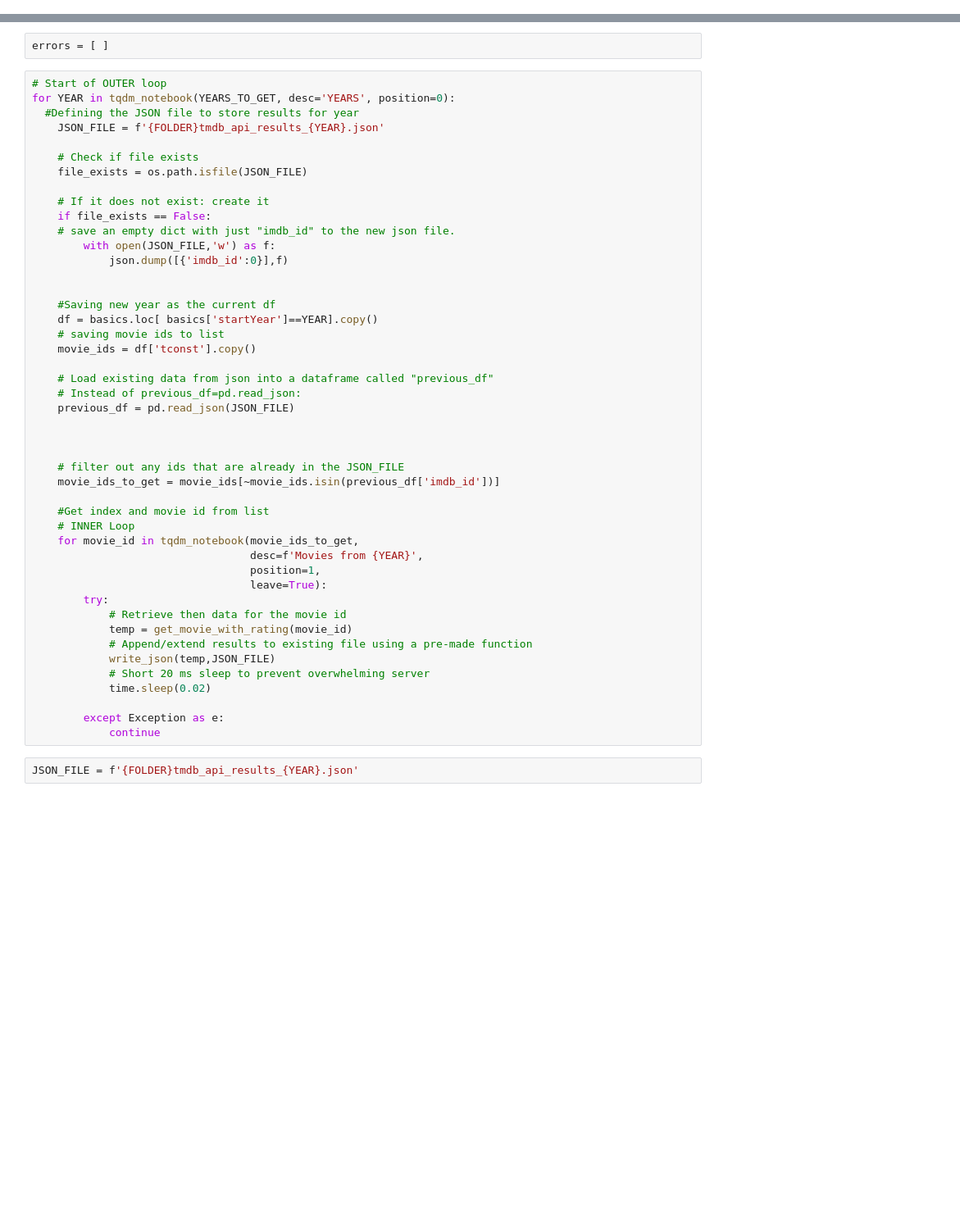
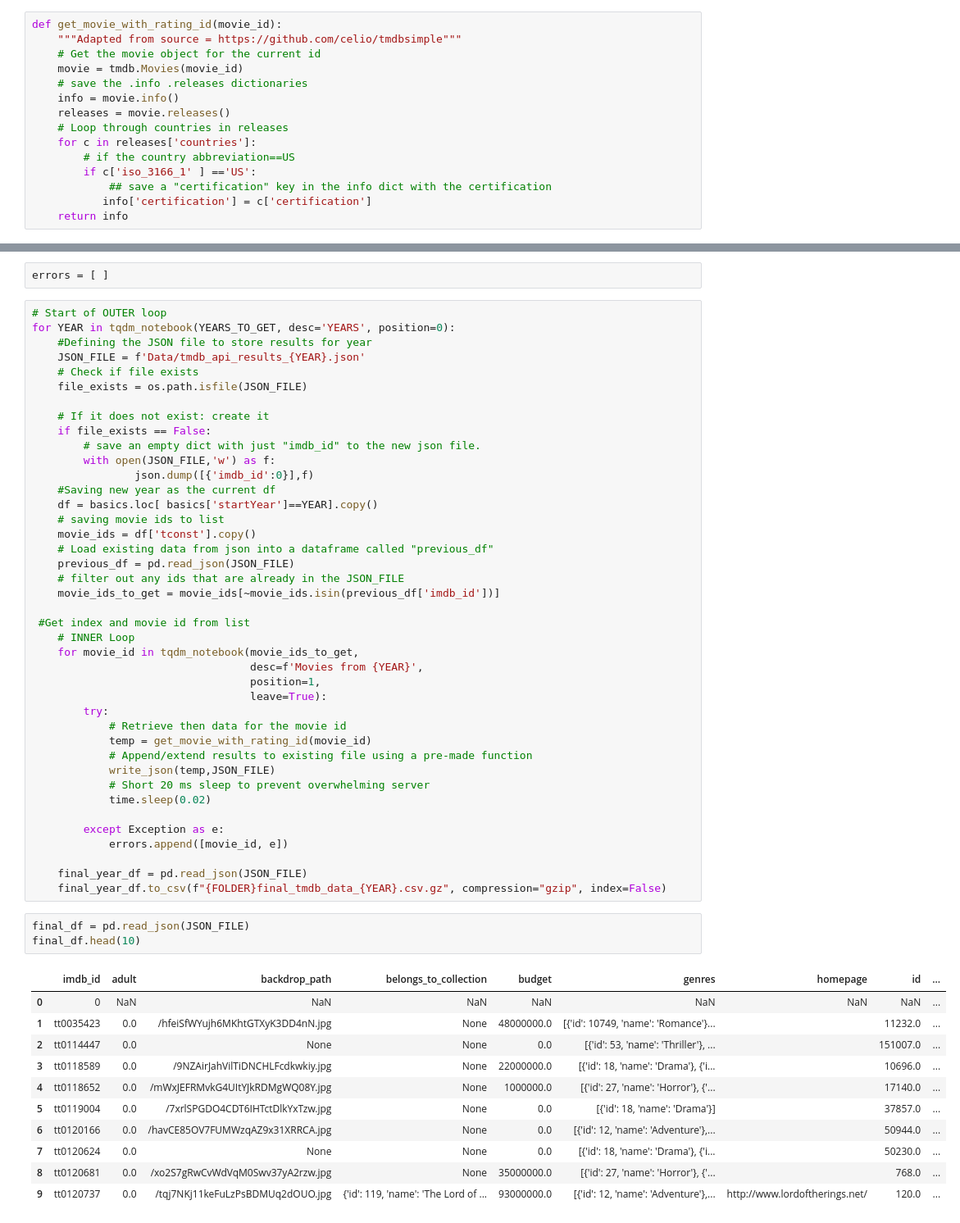
Before and after one commit to AbdoIbrahim/Project-3-Part-1-, a Jupyter notebook: Project 3 Part 2.ipynb, the cells around one changed output, grey strips where cells are left out. Shown at 82% size. Cells and saved outputs as stored; diff of their text form; blank space fills up the shorter version.

```diff
--- a/Project 3 Part 2.ipynb
+++ b/Project 3 Part 2.ipynb
@@ -33,0 +100,15 @@ YEARS_TO_GET = [2000,2001]
+# %%
+def get_movie_with_rating_id(movie_id):
+    """Adapted from source = https://github.com/celio/tmdbsimple"""
+    # Get the movie object for the current id
+    movie = tmdb.Movies(movie_id)
+    # save the .info .releases dictionaries
+    info = movie.info()
+    releases = movie.releases()
+    # Loop through countries in releases
+    for c in releases['countries']:
+        # if the country abbreviation==US
+        if c['iso_3166_1' ] =='US':
+            ## save a "certification" key in the info dict with the certification
+           info['certification'] = c['certification']
+    return info
@@ -36,34 +197,26 @@ errors = [ ]
 # %%
 # Start of OUTER loop
 for YEAR in tqdm_notebook(YEARS_TO_GET, desc='YEARS', position=0):
-  #Defining the JSON file to store results for year
-    JSON_FILE = f'{FOLDER}tmdb_api_results_{YEAR}.json'
-
+    #Defining the JSON file to store results for year
+    JSON_FILE = f'Data/tmdb_api_results_{YEAR}.json'
     # Check if file exists
     file_exists = os.path.isfile(JSON_FILE)
 
     # If it does not exist: create it
     if file_exists == False:
-    # save an empty dict with just "imdb_id" to the new json file.
+        # save an empty dict with just "imdb_id" to the new json file.
         with open(JSON_FILE,'w') as f:
-            json.dump([{'imdb_id':0}],f)
-
-
+                json.dump([{'imdb_id':0}],f)
     #Saving new year as the current df
     df = basics.loc[ basics['startYear']==YEAR].copy()
     # saving movie ids to list
     movie_ids = df['tconst'].copy()
-
     # Load existing data from json into a dataframe called "previous_df"
-    # Instead of previous_df=pd.read_json:
     previous_df = pd.read_json(JSON_FILE)
-
-
-
     # filter out any ids that are already in the JSON_FILE
     movie_ids_to_get = movie_ids[~movie_ids.isin(previous_df['imdb_id'])]
 
-    #Get index and movie id from list
+ #Get index and movie id from list
     # INNER Loop
     for movie_id in tqdm_notebook(movie_ids_to_get,
                                   desc=f'Movies from {YEAR}',
@@ -71,13 +224,29 @@ for YEAR in tqdm_notebook(YEARS_TO_GET, desc='YEARS', position=0):
                                   leave=True):
         try:
             # Retrieve then data for the movie id
-            temp = get_movie_with_rating(movie_id)
+            temp = get_movie_with_rating_id(movie_id)
             # Append/extend results to existing file using a pre-made function
             write_json(temp,JSON_FILE)
             # Short 20 ms sleep to prevent overwhelming server
             time.sleep(0.02)
 
         except Exception as e:
-            continue
+            errors.append([movie_id, e])
+
+    final_year_df = pd.read_json(JSON_FILE)
+    final_year_df.to_csv(f"{FOLDER}final_tmdb_data_{YEAR}.csv.gz", compression="gzip", index=False)
-# %%
-JSON_FILE = f'{FOLDER}tmdb_api_results_{YEAR}.json'
+# %%
+final_df = pd.read_json(JSON_FILE)
+final_df.head(10)
+# %% [output]
+|  | imdb_id | adult | backdrop_path | belongs_to_collection | budget | genres | homepage | id | ... |
+| 0 | 0 | NaN | NaN | NaN | NaN | NaN | NaN | NaN | ... |
+| 1 | tt0035423 | 0.0 | /hfeiSfWYujh6MKhtGTXyK3DD4nN.jpg | None | 48000000.0 | [{'id': 10749, 'name': 'Romance'}... |  | 11232.0 | ... |
+| 2 | tt0114447 | 0.0 | None | None | 0.0 | [{'id': 53, 'name': 'Thriller'}, ... |  | 151007.0 | ... |
+| 3 | tt0118589 | 0.0 | /9NZAirJahVilTiDNCHLFcdkwkiy.jpg | None | 22000000.0 | [{'id': 18, 'name': 'Drama'}, {'i... |  | 10696.0 | ... |
+| 4 | tt0118652 | 0.0 | /mWxJEFRMvkG4UItYJkRDMgWQ08Y.jpg | None | 1000000.0 | [{'id': 27, 'name': 'Horror'}, {'... |  | 17140.0 | ... |
+| 5 | tt0119004 | 0.0 | /7xrlSPGDO4CDT6IHTctDlkYxTzw.jpg | None | 0.0 | [{'id': 18, 'name': 'Drama'}] |  | 37857.0 | ... |
+| 6 | tt0120166 | 0.0 | /havCE85OV7FUMWzqAZ9x31XRRCA.jpg | None | 0.0 | [{'id': 12, 'name': 'Adventure'},... |  | 50944.0 | ... |
+| 7 | tt0120624 | 0.0 | None | None | 0.0 | [{'id': 18, 'name': 'Drama'}, {'i... |  | 50230.0 | ... |
+| 8 | tt0120681 | 0.0 | /xo2S7gRwCvWdVqM0Swv37yA2rzw.jpg | None | 35000000.0 | [{'id': 27, 'name': 'Horror'}, {'... |  | 768.0 | ... |
+| 9 | tt0120737 | 0.0 | /tqj7NKj11keFuLzPsBDMUq2dOUO.jpg | {'id': 119, 'name': 'The Lord of ... | 93000000.0 | [{'id': 12, 'name': 'Adventure'},... | http://www.lordoftherings.net/ | 120.0 | ... |
```
Also changed, not shown: parts of 22 cells of this notebook.
